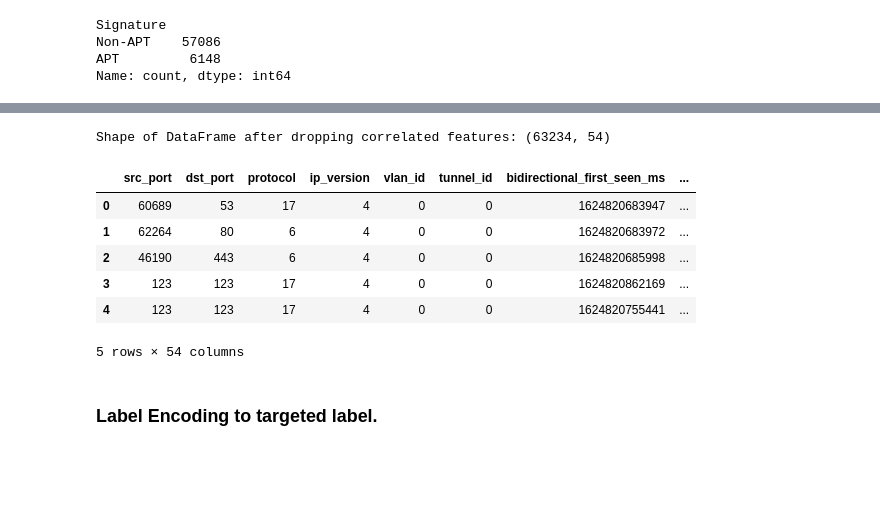
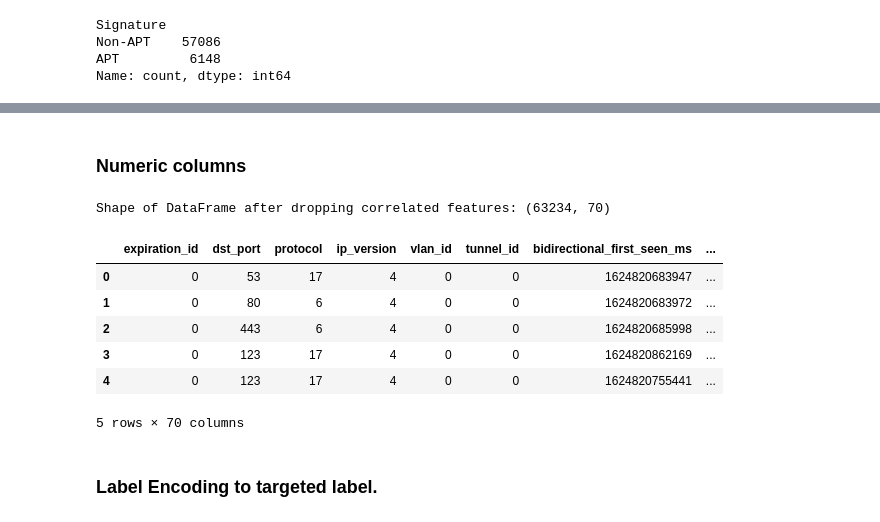
Before and after one commit to rakinplaban/APT_work, a Jupyter notebook: unraveled/cnn_bilstm_unbalanced.ipynb, the cells around one changed output, grey strips where cells are left out. Cells and saved outputs as stored; diff of their text form; code cells hidden in the pictures; blank space fills up the shorter version.

Commit message:
Kaggle Notebook | notebookbcf8a1276c | Version 14

```diff
--- a/unraveled/cnn_bilstm_unbalanced.ipynb
+++ b/unraveled/cnn_bilstm_unbalanced.ipynb
@@ -133,0 +99,5 @@ memory usage: 40.5+ MB
+# %%
+columns_to_drop = ['id','Activity', 'Stage',
+       'DefenderResponse', 'Signature']
+# Drop the identified columns from the DataFrame
+df_cleaned = combined_data.drop(columns=columns_to_drop)
@@ -134,36 +124,27 @@ memory usage: 40.5+ MB
+# %% [markdown]
+### Numeric columns
 # %%
 import pandas as pd
 import numpy as np
 
 # Assuming df_cleaned is your DataFrame after removing null-valued columns
 # Compute correlation matrix
-df_cleaned_corr = df_cleaned.drop(columns=["id" ,"expiration_id","src_ip" , "src_mac" ,"src_oui", "dst_ip" , "dst_mac" , "dst_oui", "application_name" , "application_category_name" , "Activity" , "Stage" , "DefenderResponse" , "Signature"])
-correlation_matrix = df_cleaned_corr.corr().abs()
-
-# Select upper triangle of correlation matrix
-upper_triangle = correlation_matrix.where(np.triu(np.ones(correlation_matrix.shape), k=1).astype(np.bool_))
-
-# Find features with correlation greater than threshold (e.g., 0.95)
-threshold = 0.95
-correlated_features = [column for column in upper_triangle.columns if any(upper_triangle[column] > threshold)]
-
-# Drop correlated features
-df_uncorrelated = df_cleaned_corr.drop(columns=correlated_features)
+df_numerics = df_cleaned.drop(columns=['src_ip', 'src_mac', 'src_oui', 'src_port', 'dst_ip', 'dst_mac', 'dst_oui', 'application_name', 'application_category_name', 'requested_server_name', 'client_fingerprint', 'server_fingerprint', 'user_agent', 'content_type'])
 
 # Check the shape of the DataFrame after dropping correlated features
-print("Shape of DataFrame after dropping correlated features:", df_uncorrelated.shape)
+print("Shape of DataFrame after dropping correlated features:", df_numerics.shape)
 # %% [output]
-Shape of DataFrame after dropping correlated features: (63234, 54)
+Shape of DataFrame after dropping correlated features: (63234, 70)
 # %%
-df_uncorrelated.head(5)
+df_numerics.head(5)
 # %% [output]
-|  | src_port | dst_port | protocol | ip_version | vlan_id | tunnel_id | bidirectional_first_seen_ms | ... |
-| 0 | 60689 | 53 | 17 | 4 | 0 | 0 | 1624820683947 | ... |
-| 1 | 62264 | 80 | 6 | 4 | 0 | 0 | 1624820683972 | ... |
-| 2 | 46190 | 443 | 6 | 4 | 0 | 0 | 1624820685998 | ... |
-| 3 | 123 | 123 | 17 | 4 | 0 | 0 | 1624820862169 | ... |
-| 4 | 123 | 123 | 17 | 4 | 0 | 0 | 1624820755441 | ... |
+|  | expiration_id | dst_port | protocol | ip_version | vlan_id | tunnel_id | bidirectional_first_seen_ms | ... |
+| 0 | 0 | 53 | 17 | 4 | 0 | 0 | 1624820683947 | ... |
+| 1 | 0 | 80 | 6 | 4 | 0 | 0 | 1624820683972 | ... |
+| 2 | 0 | 443 | 6 | 4 | 0 | 0 | 1624820685998 | ... |
+| 3 | 0 | 123 | 17 | 4 | 0 | 0 | 1624820862169 | ... |
+| 4 | 0 | 123 | 17 | 4 | 0 | 0 | 1624820755441 | ... |
-5 rows × 54 columns
+5 rows × 70 columns
 # %% [markdown]
 ### Label Encoding to targeted label.
 # %%
```
Also changed, not shown: parts of 57 cells of this notebook.
